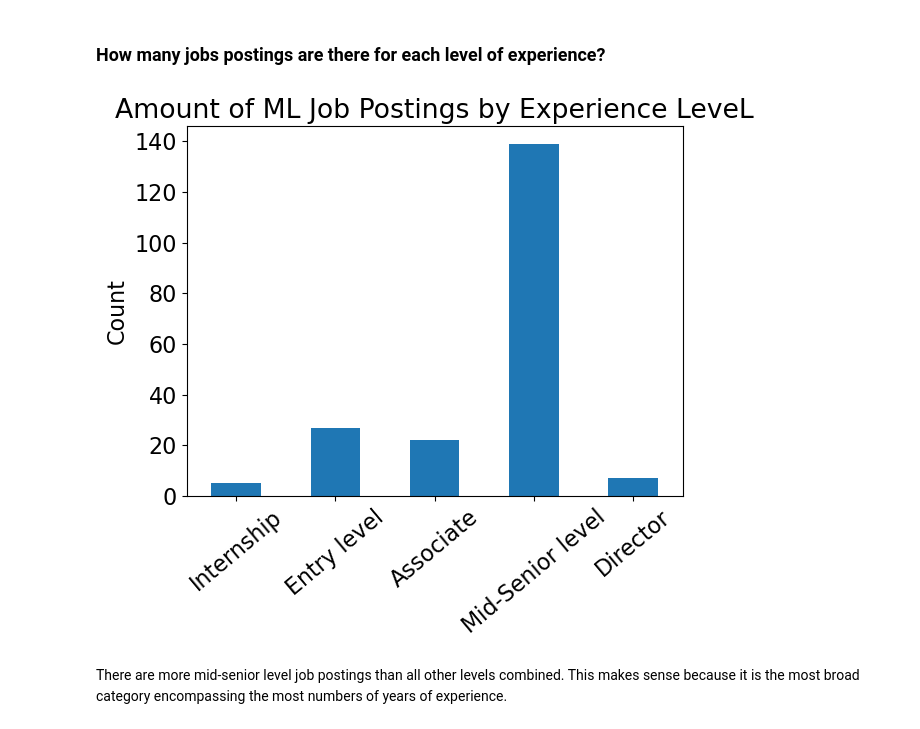
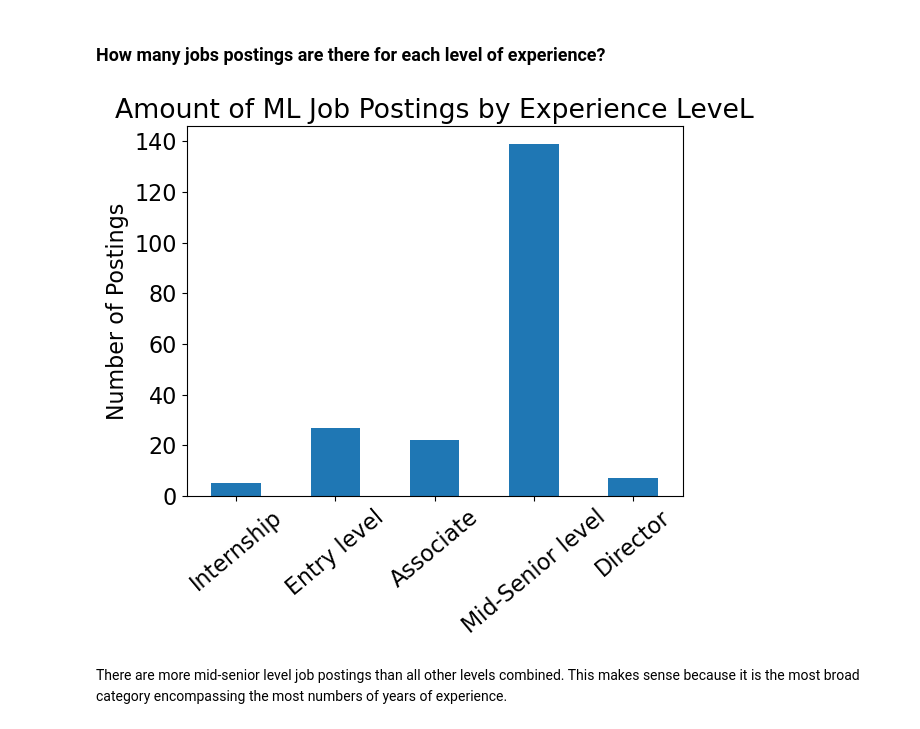
Before and after one commit to WillPugs/weaviate-application, a Jupyter notebook: workflow.ipynb, the cells around one changed output. Cells and saved outputs as stored; diff of their text form; code cells hidden in the pictures.

```diff
--- a/workflow.ipynb
+++ b/workflow.ipynb
@@ -327,12 +327,12 @@ Unsurprisingly, the more views a posting gets, the more applicants it is likely
 # %%
 ml_df.formatted_experience_level.value_counts()[["Internship", "Entry level", "Associate", "Mid-Senior level", "Director"]].plot(kind='bar',
                                                                                                         xlabel="",
-                                                                                                        ylabel="Count",
+                                                                                                        ylabel="Number of Postings",
                                                                                                         title="Amount of ML Job Postings by Experience LeveL")
 plt.xticks(rotation=40)
 plt.show()
 # %% [output]
-[figure, old version]
+[figure, new version]
 # %% [markdown]
 There are more mid-senior level job postings than all other levels combined. This makes sense because it is the most broad category encompassing the most numbers of years of experience.
 # %% [markdown]
```
Also changed, not shown: parts of 2 cells of this notebook, 1 other file.
